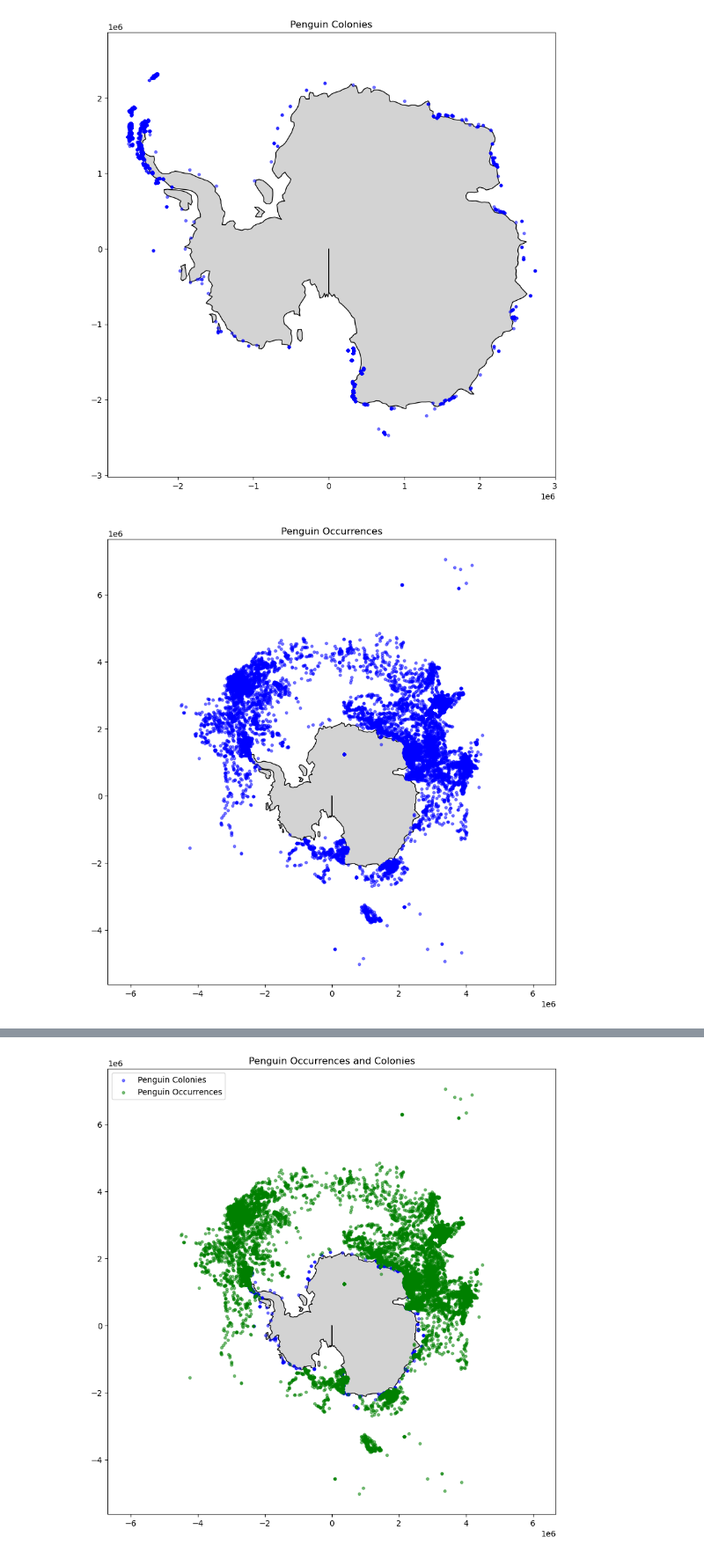
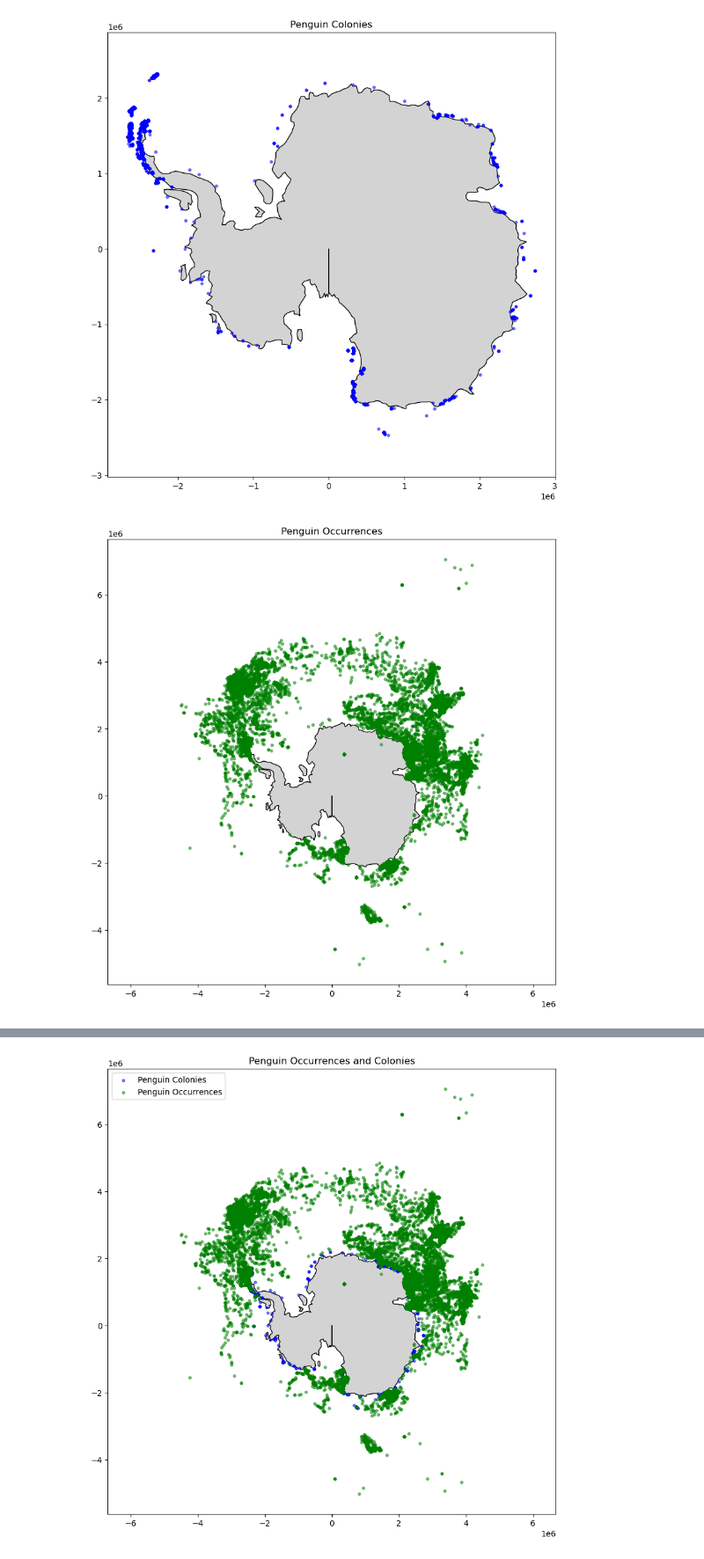
Before and after one commit to MGnified/EDA_antarctic_penguins, a Jupyter notebook: Geospatial_Analysis.ipynb, the cells around one changed output, grey strips where cells are left out. Shown at 88% size. Cells and saved outputs as stored; diff of their text form; code cells hidden in the pictures.

Commit message:
Worked on Analysis Workbook + added plots

```diff
--- a/Geospatial_Analysis.ipynb
+++ b/Geospatial_Analysis.ipynb
@@ -17,3 +19,13 @@ import pandas as pd
+# %%
+# creating df's
+colonies_df = load_penguin_data('MAPPPD_Antarctic_Penguin_Colonies.csv')
+adelies_df = load_penguin_data('NOAA_Adelie_Penguin_Telemetry_1997_2013.csv')
+occurrences_df = load_penguin_data('OBIS_Penguin_Occurrences_Global.csv')
+
+# creating gdf's
+colonies_gdf =  convert_to_gdf(colonies_df, 'longitude_epsg_4326', 'latitude_epsg_4326')
+adelies_gdf = convert_to_gdf(adelies_df, 'Longitude', 'Latitude')
+occurrences_gdf = convert_to_gdf(occurrences_df)
 # %% [markdown]
 Since VS-Code didn't output the folium Maps properly, I created a helper function to save the map as file and open it automatically in a browser window
 # %%
@@ -35,20 +44,0 @@ def save_map(geo_map: folium.Map, path: str) -> None:
-# %%
-# storing the paths
-colonies_data = Path(r"data\MAPPPD_Antarctic_Penguin_Colonies.csv").resolve()
-adelie_data = Path(r"data\NOAA_Adelie_Penguin_Telemetry_1997_2013.csv").resolve()
-occurrences_data = Path(r"data\OBIS_Penguin_Occurrences_Global.csv").resolve()
-
-# creating df's
-colonies = pd.read_csv(colonies_data)
-adelies = pd.read_csv(adelie_data)
-occurrences = pd.read_csv(occurrences_data)
-
-# creating gdf's
-colonies_gdf = gpd.GeoDataFrame(
-    colonies,
-    geometry=gpd.points_from_xy(colonies["longitude_epsg_4326"], colonies["latitude_epsg_4326"])
-)
-
-adelies_gdf = gpd.GeoDataFrame(adelies, geometry=gpd.points_from_xy(adelies['Longitude'], adelies['Latitude']))
-
-occurrences_gdf = gpd.GeoDataFrame(occurrences, geometry=gpd.points_from_xy(occurrences['longitude'], occurrences['latitude']))
@@ -239,18 +120,14 @@ plt.show()
 # %% [output]
 [figure]
 # %%
-# creating the map for occurences
-occurrences_gdf.set_crs(epsg=4326, inplace=True)
-occurrences_polar = occurrences_gdf.to_crs(epsg=3031)
-
 # plotting with matplotlib
 fig, ax = plt.subplots(figsize=(10,10))
 
 antarctica_polar.plot(ax=ax, color='lightgray', edgecolor='black')
-occurrences_polar.plot(ax=ax, color='blue', markersize=10, alpha=0.5)
+occurrences_gdf.plot(ax=ax, color='green', markersize=10, alpha=0.5)
 plt.title('Penguin Occurrences')
 plt.axis('equal')
 plt.show()
 # %% [output]
-[figure, old version]
+[figure, new version]
 # %%
```
Also changed, not shown: parts of 20 cells of this notebook, 4 other files.
